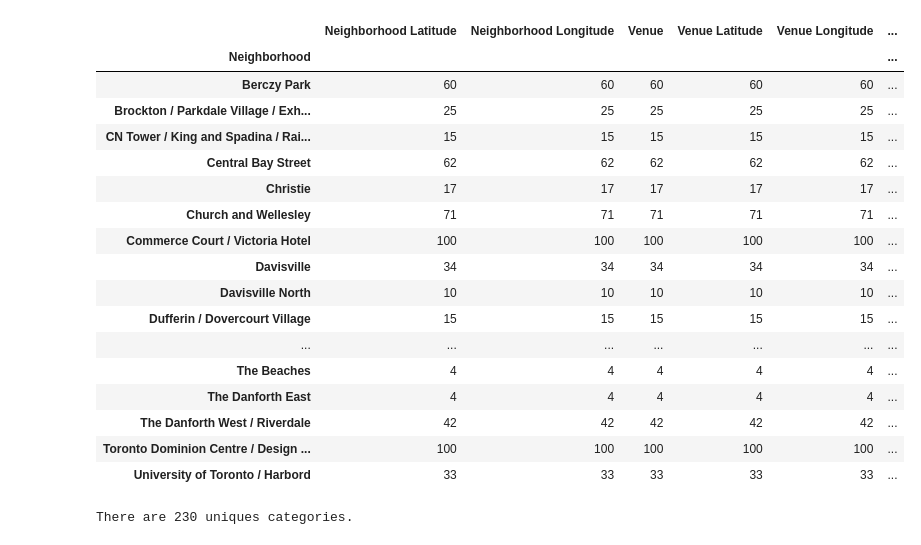
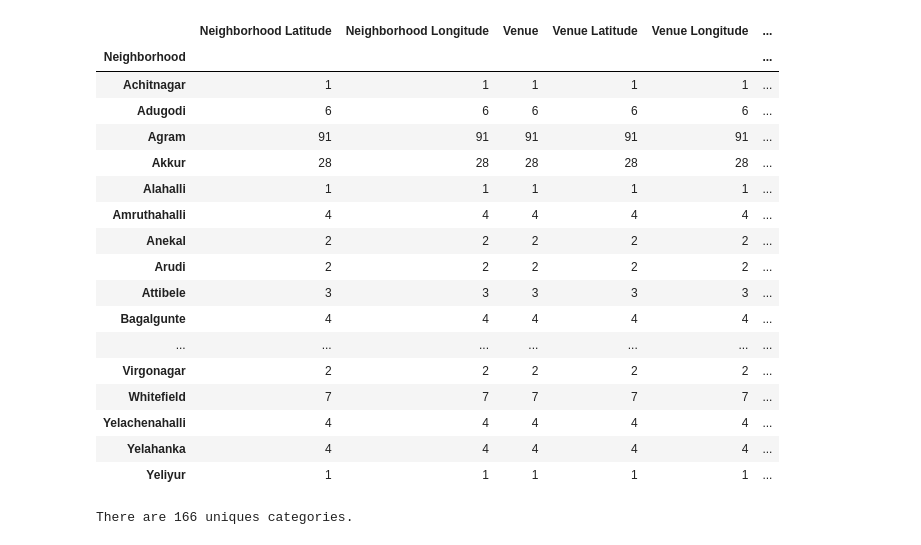
Before and after one commit to gopalsadige/battleofneighborhoods, a Jupyter notebook: SegmentingandClusteringNeighborhoodsinToronto.ipynb, the cells around one changed output. Saved outputs shown, nothing was run; the diff lists cells and outputs as text; code cells hidden in the pictures.

```diff
--- a/SegmentingandClusteringNeighborhoodsinToronto.ipynb
+++ b/SegmentingandClusteringNeighborhoodsinToronto.ipynb
@@ -139,0 +79,3 @@ toronto_data.head()
+# %%
+bangalore_data.drop(bangalore_data.columns[bangalore_data.columns.str.contains('unnamed',case = False)],axis = 1, inplace = True)
+bangalore_data.head()
@@ -139,0 +91,7 @@ toronto_data.head()
+# %%
+address = 'Bengaluru, Karnataka'
+geolocator = Nominatim(user_agent="blr_explorer")
+location = geolocator.geocode(address)
+latitude = location.latitude
+longitude = location.longitude
+print('The geographical coordinate of Bangalore are {}, {}.'.format(latitude, longitude))
@@ -139,0 +102,19 @@ toronto_data.head()
+# %%
+# create map of Bangalore using latitude and longitude values
+blr_map = folium.Map(location=[latitude, longitude], zoom_start=11)
+
+# add markers to map
+for lat, lng, location in zip(bangalore_data['Latitude'], bangalore_data['Longitude'], bangalore_data['Neighborhood']):
+    label = '{}'.format(location)
+    label = folium.Popup(label, parse_html=True)
+    folium.CircleMarker(
+        [lat, lng],
+        radius=5,
+        popup=label,
+        color='blue',
+        fill=True,
+        fill_color='#3186cc',
+        fill_opacity=0.7,
+        parse_html=False).add_to(blr_map)
+
+blr_map
@@ -185,6 +182,6 @@ def getNearbyVenues(names, latitudes, longitudes, radius=500):
 # %%
-toronto_venues = getNearbyVenues(names=toronto_data['Neighborhood'],
-                                   latitudes=toronto_data['Latitude'],
-                                   longitudes=toronto_data['Longitude']
+bangalore_venues = getNearbyVenues(names=bangalore_data['Neighborhood'],
+                                   latitudes=bangalore_data['Latitude'],
+                                   longitudes=bangalore_data['Longitude']
                                   )
 # %% [output]
@@ -219,25 +216,25 @@ toronto_venues.head()
 # %%
-toronto_venues.groupby('Neighborhood').count()
+bangalore_venues.groupby('Neighborhood').count()
 # %% [output]
 |  | Neighborhood Latitude | Neighborhood Longitude | Venue | Venue Latitude | Venue Longitude | ... |
 | Neighborhood |  |  |  |  |  | ... |
-| Berczy Park | 60 | 60 | 60 | 60 | 60 | ... |
-| Brockton / Parkdale Village / Exh... | 25 | 25 | 25 | 25 | 25 | ... |
-| CN Tower / King and Spadina / Rai... | 15 | 15 | 15 | 15 | 15 | ... |
-| Central Bay Street | 62 | 62 | 62 | 62 | 62 | ... |
-| Christie | 17 | 17 | 17 | 17 | 17 | ... |
-| Church and Wellesley | 71 | 71 | 71 | 71 | 71 | ... |
-| Commerce Court / Victoria Hotel | 100 | 100 | 100 | 100 | 100 | ... |
-| Davisville | 34 | 34 | 34 | 34 | 34 | ... |
-| Davisville North | 10 | 10 | 10 | 10 | 10 | ... |
-| Dufferin / Dovercourt Village | 15 | 15 | 15 | 15 | 15 | ... |
+| Achitnagar | 1 | 1 | 1 | 1 | 1 | ... |
+| Adugodi | 6 | 6 | 6 | 6 | 6 | ... |
+| Agram | 91 | 91 | 91 | 91 | 91 | ... |
+| Akkur | 28 | 28 | 28 | 28 | 28 | ... |
+| Alahalli | 1 | 1 | 1 | 1 | 1 | ... |
+| Amruthahalli | 4 | 4 | 4 | 4 | 4 | ... |
+| Anekal | 2 | 2 | 2 | 2 | 2 | ... |
+| Arudi | 2 | 2 | 2 | 2 | 2 | ... |
+| Attibele | 3 | 3 | 3 | 3 | 3 | ... |
+| Bagalgunte | 4 | 4 | 4 | 4 | 4 | ... |
 | ... | ... | ... | ... | ... | ... | ... |
-| The Beaches | 4 | 4 | 4 | 4 | 4 | ... |
-| The Danforth East | 4 | 4 | 4 | 4 | 4 | ... |
-| The Danforth West / Riverdale | 42 | 42 | 42 | 42 | 42 | ... |
-| Toronto Dominion Centre / Design ... | 100 | 100 | 100 | 100 | 100 | ... |
-| University of Toronto / Harbord | 33 | 33 | 33 | 33 | 33 | ... |
+| Virgonagar | 2 | 2 | 2 | 2 | 2 | ... |
+| Whitefield | 7 | 7 | 7 | 7 | 7 | ... |
+| Yelachenahalli | 4 | 4 | 4 | 4 | 4 | ... |
+| Yelahanka | 4 | 4 | 4 | 4 | 4 | ... |
+| Yeliyur | 1 | 1 | 1 | 1 | 1 | ... |
 # %%
-print('There are {} uniques categories.'.format(len(toronto_venues['Venue Category'].unique())))
+print('There are {} uniques categories.'.format(len(bangalore_venues['Venue Category'].unique())))
 # %% [output]
-There are 230 uniques categories.
+There are 166 uniques categories.
```
Also changed, not shown: parts of 68 cells of this notebook.
